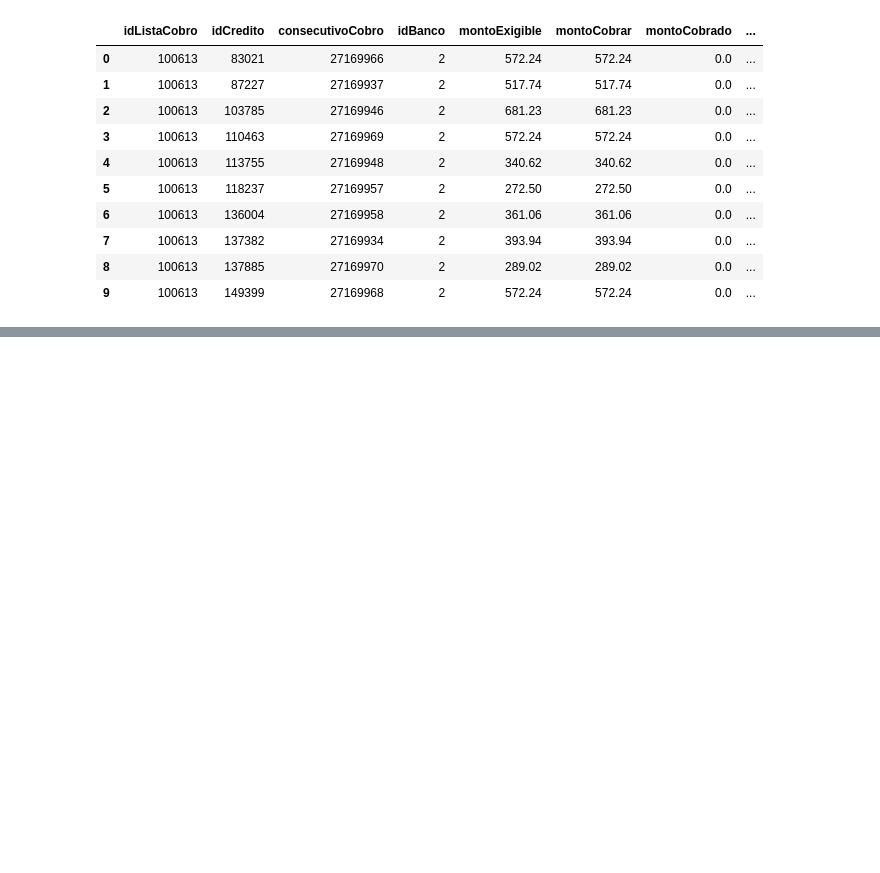
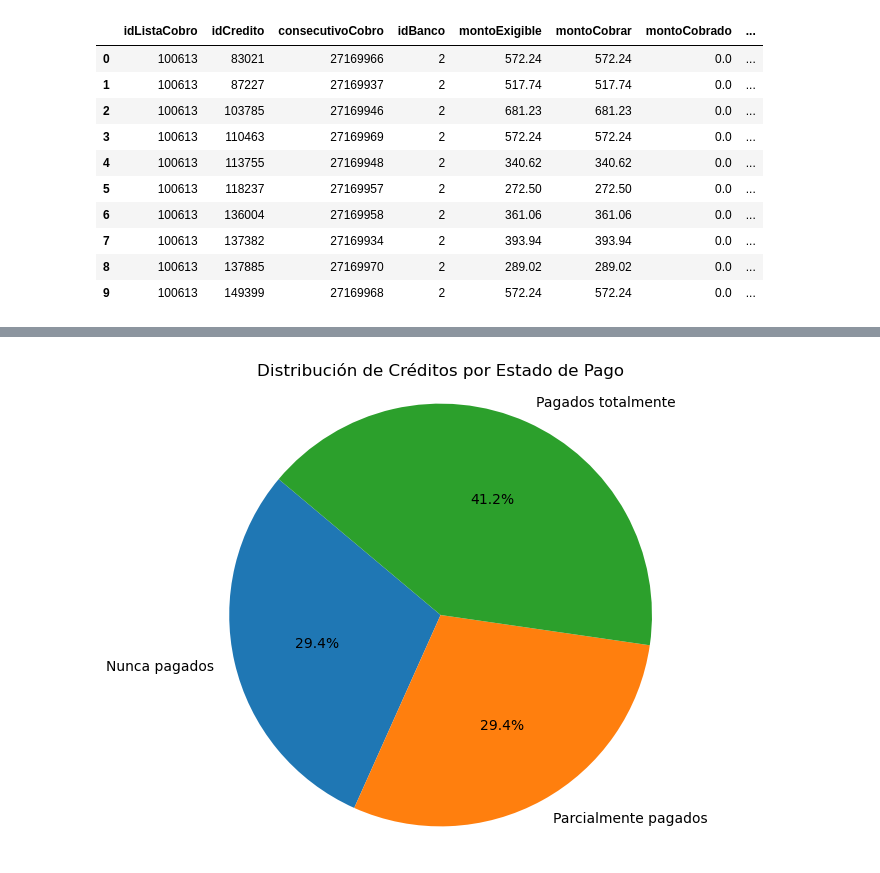
Before and after one commit to allfunso/Qubitos-Datathon, a Jupyter notebook: analysis.ipynb, the cells around one changed output, grey strips where cells are left out. Drawn from its saved outputs; the diff is of its cells as text; code cells hidden in the pictures; blank space fills up the shorter version.

```diff
--- a/analysis.ipynb
+++ b/analysis.ipynb
@@ -95,0 +175,17 @@ grupo_cliente.head(10)
+# %%
+import matplotlib.pyplot as plt
+
+estados = ['Nunca pagados', 'Parcialmente pagados', 'Pagados totalmente']
+valores = [
+    creditos_nunca_pagados,
+    creditos_con_pagos - pagos_totales,
+    pagos_totales
+]
+
+plt.figure(figsize=(6, 6))
+plt.pie(valores, labels=estados, autopct='%1.1f%%', startangle=140)
+plt.title('Distribución de Créditos por Estado de Pago')
+plt.axis('equal')
+plt.show()
+# %% [output]
+[figure, added]
```
Also changed, not shown: parts of 10 cells of this notebook.
